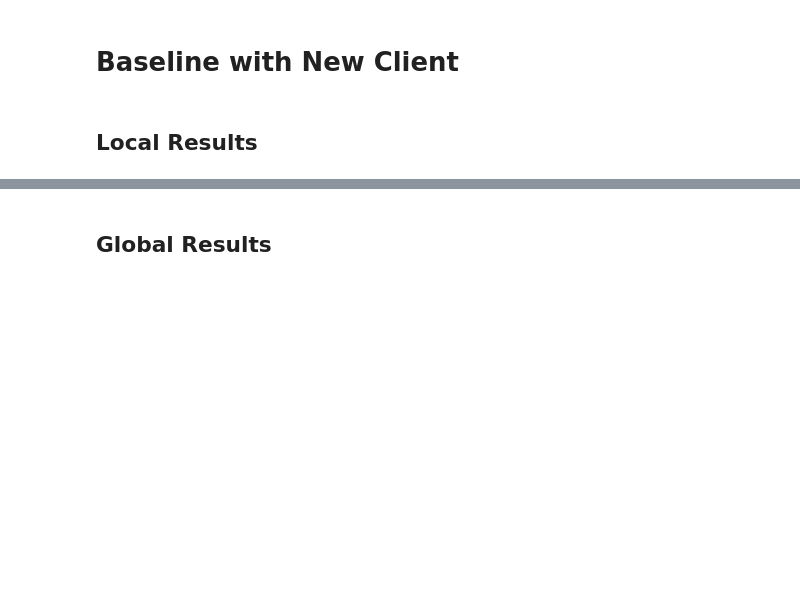
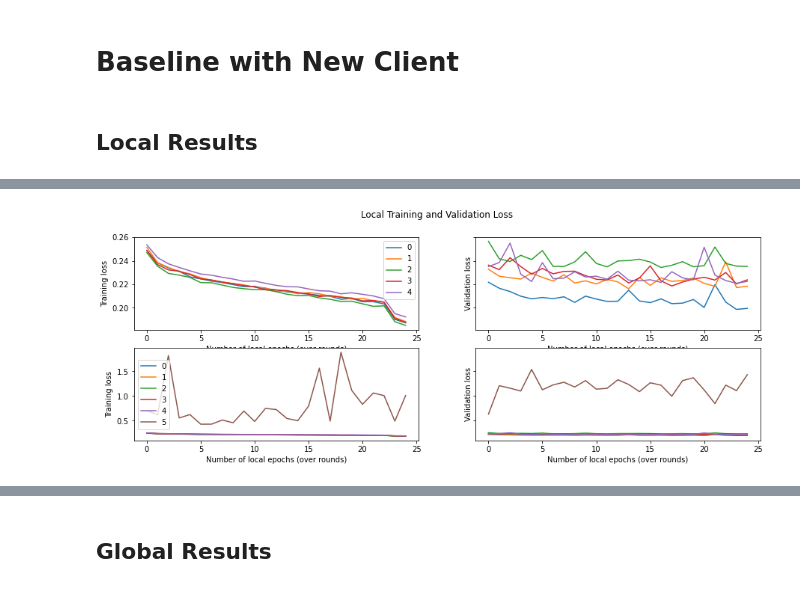
Before and after one commit to linev8k/cxr-fl-privacy, a Jupyter notebook: evaluation_baseline.ipynb, the cells around one changed output, grey strips where cells are left out. Saved outputs shown, nothing was run; the diff lists cells and outputs as text; code cells hidden in the pictures; blank space fills up the shorter version.

Commit message:
Evaluate baseline with new client

```diff
--- a/evaluation_baseline.ipynb
+++ b/evaluation_baseline.ipynb
@@ -146,9 +146,9 @@ plt.show()
 # %% [markdown]
 ## Local Results
 # %%
-path_to_files = 'ignore/fl_baseline_0607/'
+path_to_files = 'ignore/fl_baseline_2707_mndly/'
 local_file='train_results.csv'
-local = pd.read_csv(path_to_files + local_file, index_col=0, sep=';')
+local = pd.read_csv(path_to_files + local_file, index_col=0, sep=',')
 # %%
 local.sort_values(by=['round', 'client', 'epoch'], inplace=True)
 local.reset_index(inplace=True, drop=True)
@@ -169,3 +178,43 @@ plt.show()
+# %%
+fig, ax = plt.subplots(2,2, sharey='row', figsize=(15,5))
+
+for i in range(5):
+    client_df = local[local['client']==i].reset_index(drop=True)
+    ax[0,0].plot(client_df.index, client_df['train loss'], label=client_df['client'][0])
+
+ax[0,0].legend()
+ax[0,0].set_xlabel('Number of local epochs (over rounds)')
+ax[0,0].set_ylabel('Training loss')
+
+for i in range(5):
+    client_df = local[local['client']==i].reset_index(drop=True)
+    ax[0,1].plot(client_df.index, client_df['val loss'], label=client_df['client'][0])
+
+ax[0,1].set_xlabel('Number of local epochs (over rounds)')
+ax[0,1].set_ylabel('Validation loss')
+
+for i in range(6):
+    client_df = local[local['client']==i].reset_index(drop=True)
+    ax[1,0].plot(client_df.index, client_df['train loss'], label=client_df['client'][0])
+
+ax[1,0].legend()
+ax[1,0].set_xlabel('Number of local epochs (over rounds)')
+ax[1,0].set_ylabel('Training loss')
+
+
+for i in range(6):
+    client_df = local[local['client']==i].reset_index(drop=True)
+    ax[1,1].plot(client_df.index, client_df['val loss'], label=client_df['client'][0])
+
+ax[1,1].set_xlabel('Number of local epochs (over rounds)')
+ax[1,1].set_ylabel('Validation loss')
+
+fig.suptitle('Local Training and Validation Loss')
+
+
+plt.show()
+# %% [output]
+[figure, added]
 # %%
 fig, ax = plt.subplots(1,2, sharey=True, figsize=(15,5))
 
```
Also changed, not shown: parts of 7 cells of this notebook.
